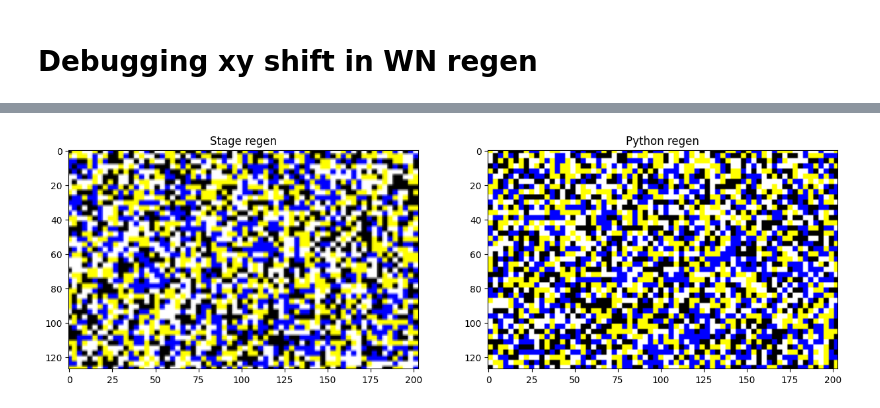
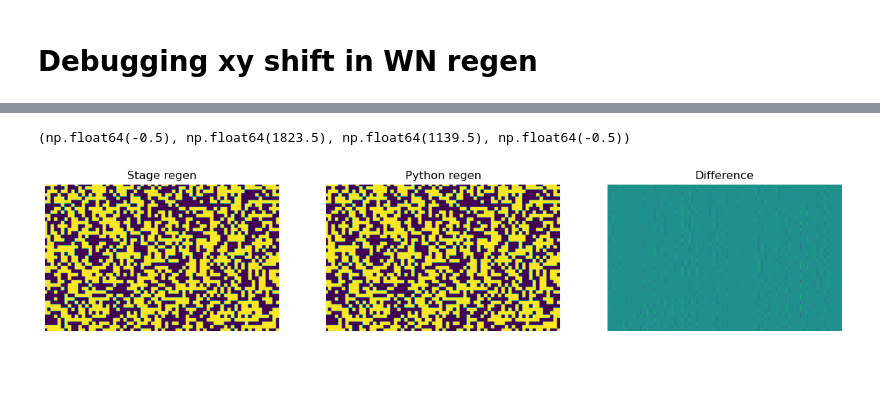
Before and after one commit to DRezeanu/retinanalysis, a Jupyter notebook: nbs/vr_wn_regen_debug.ipynb, the cells around one changed output, grey strips where cells are left out. Cells and saved outputs as stored; diff of their text form; code cells hidden in the pictures; blank space fills up the shorter version.

Commit message:
wn regen debugging

```diff
--- a/nbs/vr_wn_regen_debug.ipynb
+++ b/nbs/vr_wn_regen_debug.ipynb
@@ -16,5 +36,7 @@ d_mat = mat73.loadmat(str_mat)
 # %%
 # Clip preframes
-s_frames = np.array(d_mat['frames'][16:]) / 255
+s_frames = np.array(s_frames[16:], dtype=np.float32) / 255
+# idk why stage regen is y-flipped, let's assume yflipping is right thing to do
+s_frames = s_frames[:,::-1,...]
 s_frames.shape
 # %% [output]
@@ -34,3 +62,9 @@ StimBlock exported to /Volumes/data-1/analysis/20250514C/chunk1/kilosort2.5/data
 # %%
-sb.regenerate_stimulus(ls_epochs=[e_idx])
+import sys
+sys.path.append('/home/vyomr/Desktop/gitrepos/retinanalysis/src/retinanalysis/utils/')
+import regen
+import importlib
+importlib.reload(regen)
+d_wn = regen.make_spatial_noise(sb.df_epochs.loc[[e_idx]])
+r_frames = d_wn['frames']
 # %% [output]
@@ -40,12 +88,37 @@ KeyboardInterrupt:
 # %%
-r_frames = (sb.stim_data[0]+1)/2
+r_frames = (r_frames[0]+1)/2
 # %%
-f, axs = plt.subplots(ncols=2, figsize=(15,10))
+import cv2
+f, axs = plt.subplots(ncols=3, figsize=(15,10))
 ls_f = [s_frames, r_frames]
 ls_titles = ['Stage regen', 'Python regen']
-for i, ax in enumerate(axs):
-    f = ls_f[i]
-    im=ax.imshow(f[0])
-    ax.set_title(ls_titles[i])
+i_frame = 0 # 3 has 0 offset
+
+ax = axs[0]
+f = ls_f[0][i_frame]
+f = f[...,0]
+# f = cv2.resize(f, (203, 127), interpolation=cv2.INTER_NEAREST)
+im=ax.imshow(f)
+ax.set_title(ls_titles[0])
+ax.axis('off')
+
+ax = axs[1]
+f = ls_f[1][i_frame]
+f = f[...,0]
+# f = cv2.resize(f, (203, 127), interpolation=cv2.INTER_NEAREST)
+im=ax.imshow(f)
+ax.set_title(ls_titles[1])
+ax.axis('off')
+
+ax = axs[2]
+f = ls_f[0][i_frame] - ls_f[1][i_frame]
+f = f[...,0]
+# Scale difference to 0, 1
+f = (f - f.min()) / (f.max() - f.min())
+# f = cv2.resize(f, (203, 127), interpolation=cv2.INTER_NEAREST)
+im=ax.imshow(f, cmap='viridis')#, vmin=-0.5, vmax=0.5)
+ax.set_title('Difference')
+ax.axis('off')
 # %% [output]
+(np.float64(-0.5), np.float64(1823.5), np.float64(1139.5), np.float64(-0.5))
-[figure, old version]
+[figure, new version]
```
Also changed, not shown: parts of 14 cells of this notebook, 1 other file.
